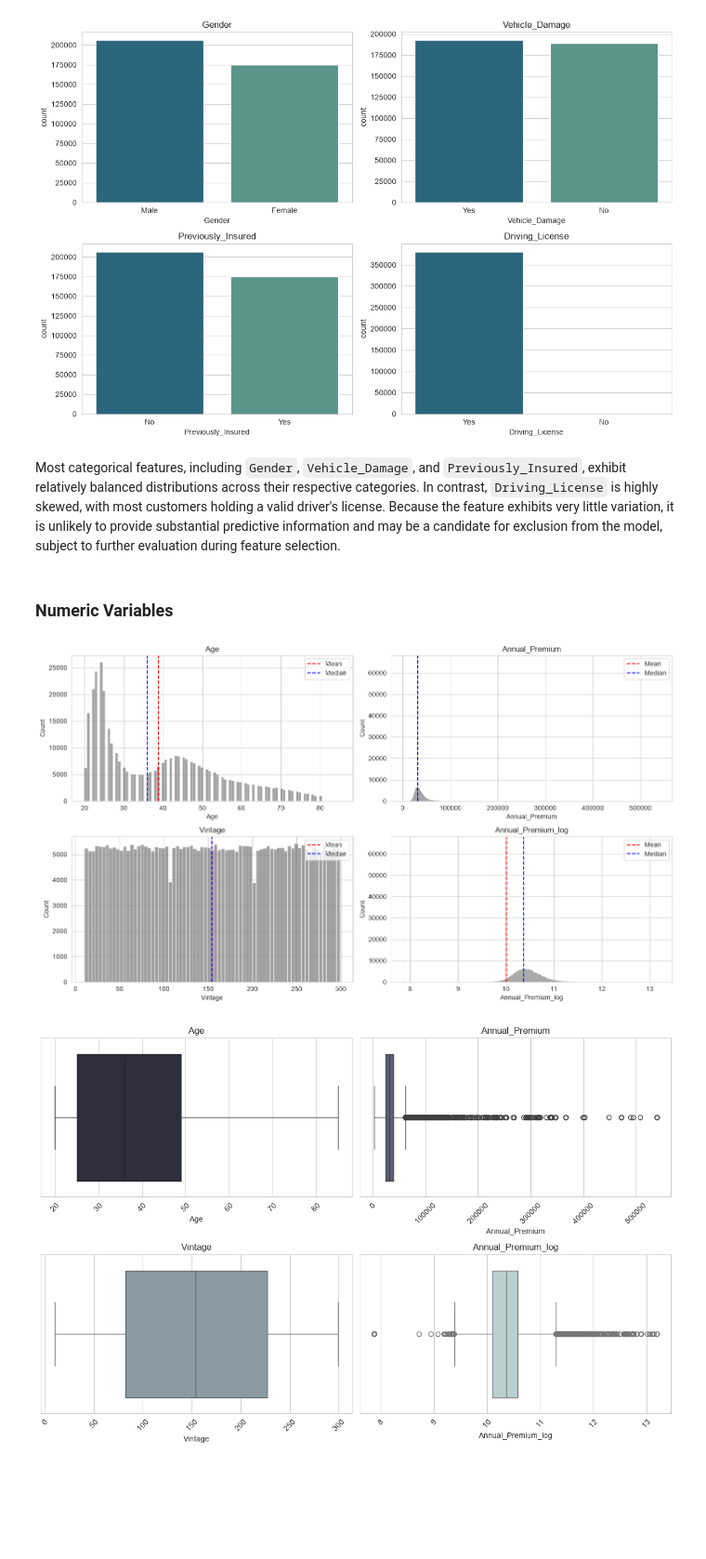
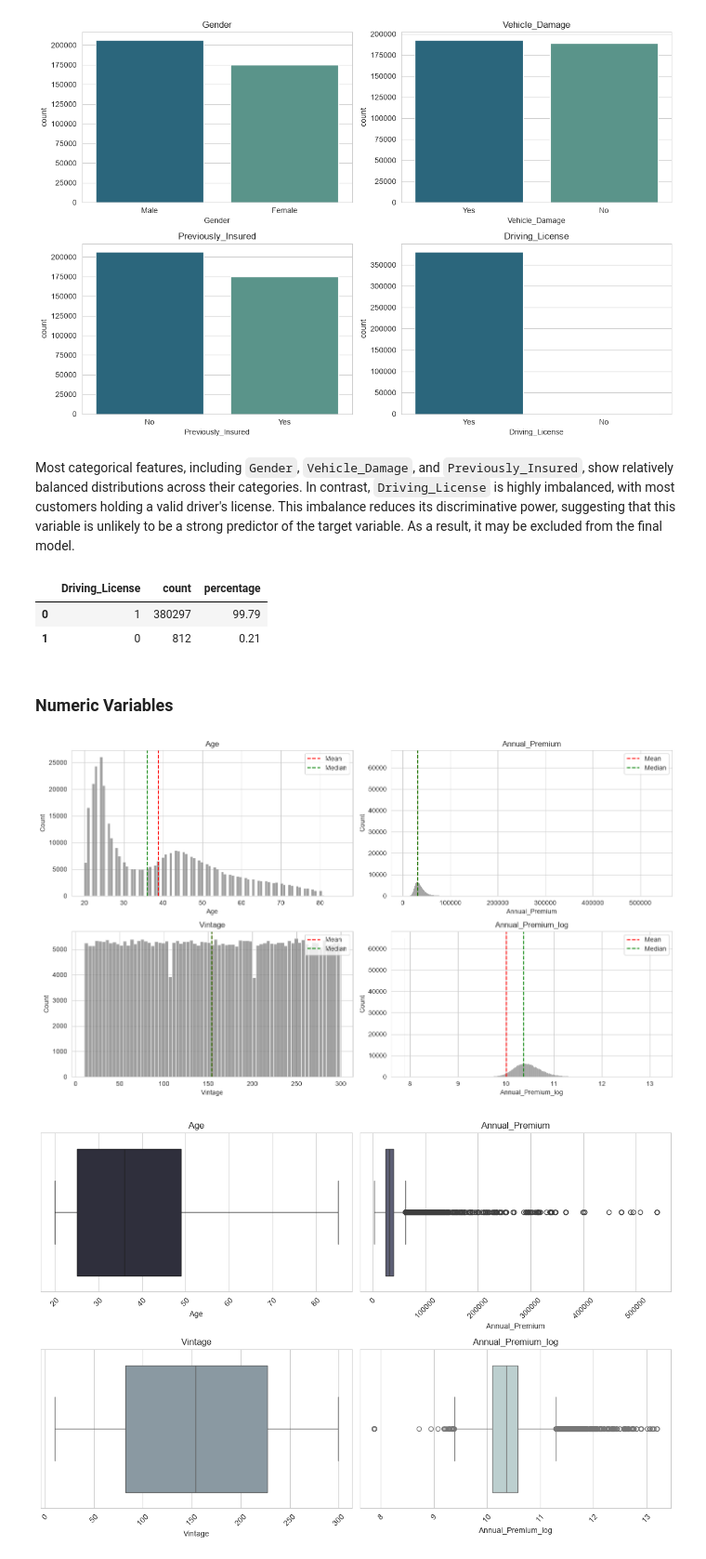
Before and after one commit to asherdata1/health-insurance-cross-sell-prediction, a Jupyter notebook: 02_notebooks/Final_Notebook-Katia.ipynb, the cells around one changed output. Shown at 93% size. Cells and saved outputs as stored; diff of their text form; code cells hidden in the pictures; blank space fills up the shorter version.

```diff
--- a/02_notebooks/Final_Notebook-Katia.ipynb
+++ b/02_notebooks/Final_Notebook-Katia.ipynb
@@ -229,10 +318,10 @@ fig, axes = plt.subplots(2, 2, figsize=(12, 8))
 axes = axes.flatten()
 
 for i, col in enumerate(cols):
-    if raw_data[col].dtype in ["int64", "int32"]:
-        plot_data = raw_data[col].map(label_map)
+    if df[col].dtype in ["int64", "int32"]:
+        plot_data = df[col].map(label_map)
     else:
-        plot_data = raw_data[col]
+        plot_data = df[col]
 
     sns.countplot(
         x=plot_data,
@@ -250,36 +339,43 @@ plt.show()
 # %% [output]
 [figure]
 # %% [markdown]
-Most categorical features, including `Gender`, `Vehicle_Damage`, and `Previously_Insured`, exhibit relatively balanced distributions across their respective categories. In contrast, `Driving_License` is highly skewed, with most customers holding a valid driver's license. Because the feature exhibits very little variation, it is unlikely to provide substantial predictive information and may be a candidate for exclusion from the model, subject to further evaluation during feature selection.
+Most categorical features, including `Gender`, `Vehicle_Damage`, and `Previously_Insured`, show relatively balanced distributions across their categories. In contrast, `Driving_License` is highly imbalanced, with most customers holding a valid driver's license. This imbalance reduces its discriminative power, suggesting that this variable is unlikely to be a strong predictor of the target variable. As a result, it may be excluded from the final model.
+# %%
+counts = df['Driving_License'].value_counts().reset_index()
+counts['percentage'] = (df['Driving_License'].value_counts(normalize=True).values * 100).round(2)
+counts
+# %% [output]
+|  | Driving_License | count | percentage |
+| 0 | 1 | 380297 | 99.79 |
+| 1 | 0 | 812 | 0.21 |
 # %% [markdown]
 ### Numeric Variables
 # %%
-
-raw_data['Annual_Premium_log'] = np.log1p(raw_data['Annual_Premium'])
+df['Annual_Premium_log'] = np.log1p(df['Annual_Premium'])
 cols = ["Age", "Annual_Premium", "Vintage", "Annual_Premium_log"]
 
 fig, axes = plt.subplots(2, 2, figsize=(14, 8))
 axes = axes.flatten()
 
 for i, col in enumerate(cols):
-    plot_data = raw_data[col]
+    plot_data = df[col]
     sns.histplot(x=plot_data, ax=axes[i], color="grey")
 
     axes[i].axvline(
-        raw_data[col].mean(), color="red", linestyle="--",
+        df[col].mean(), color="red", linestyle="--",
         linewidth=1.5, label="Mean"
     )
     axes[i].axvline(
-        raw_data[col].median(), color="blue", linestyle="--",
+        df[col].median(), color="green", linestyle="--",
         linewidth=1.5, label="Median"
     )
     axes[i].set_title(col)
     axes[i].legend()
 
 plt.tight_layout()
 plt.show()
 # %% [output]
-[figure, old version]
+[figure, new version]
 # %%
 cols = ["Age", "Annual_Premium", "Vintage", "Annual_Premium_log"]
 
```
Also changed, not shown: parts of 60 cells of this notebook, 6 other files.
